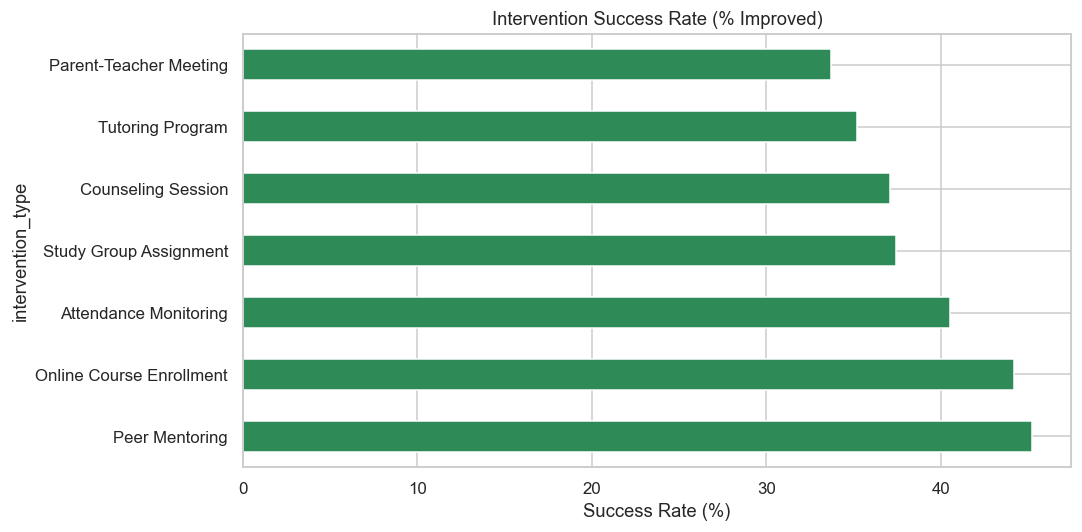
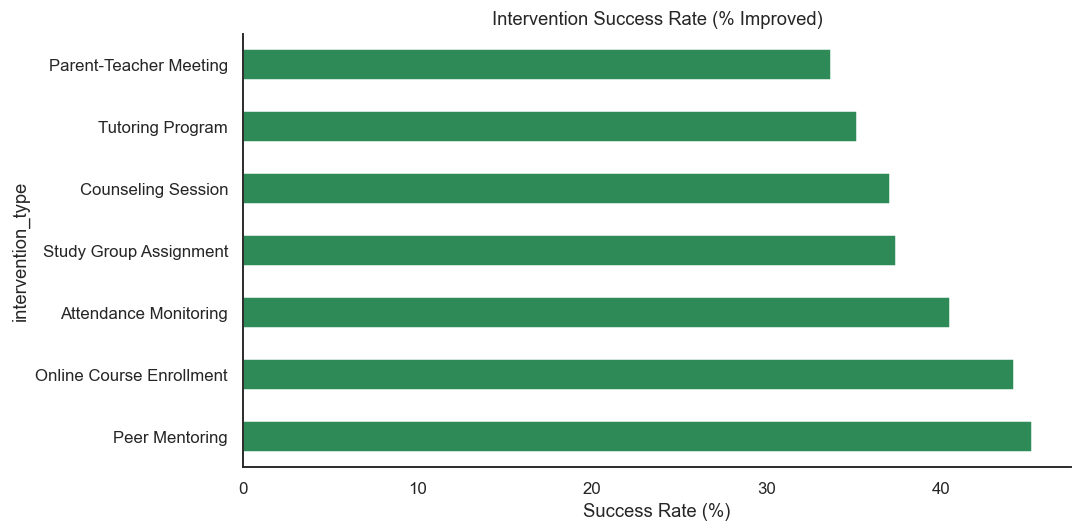
Unified diff of the notebook cell whose output changed from the first chart to the second:
--- before
+++ after
@@ -12,3 +12,5 @@
 plt.title('Intervention Success Rate (% Improved)')
 plt.xlabel('Success Rate (%)')
+plt.grid(False)
+sns.despine()
 plt.tight_layout(); plt.show()

Commit: Implement feature X to enhance user experience and fix bug Y in module Z